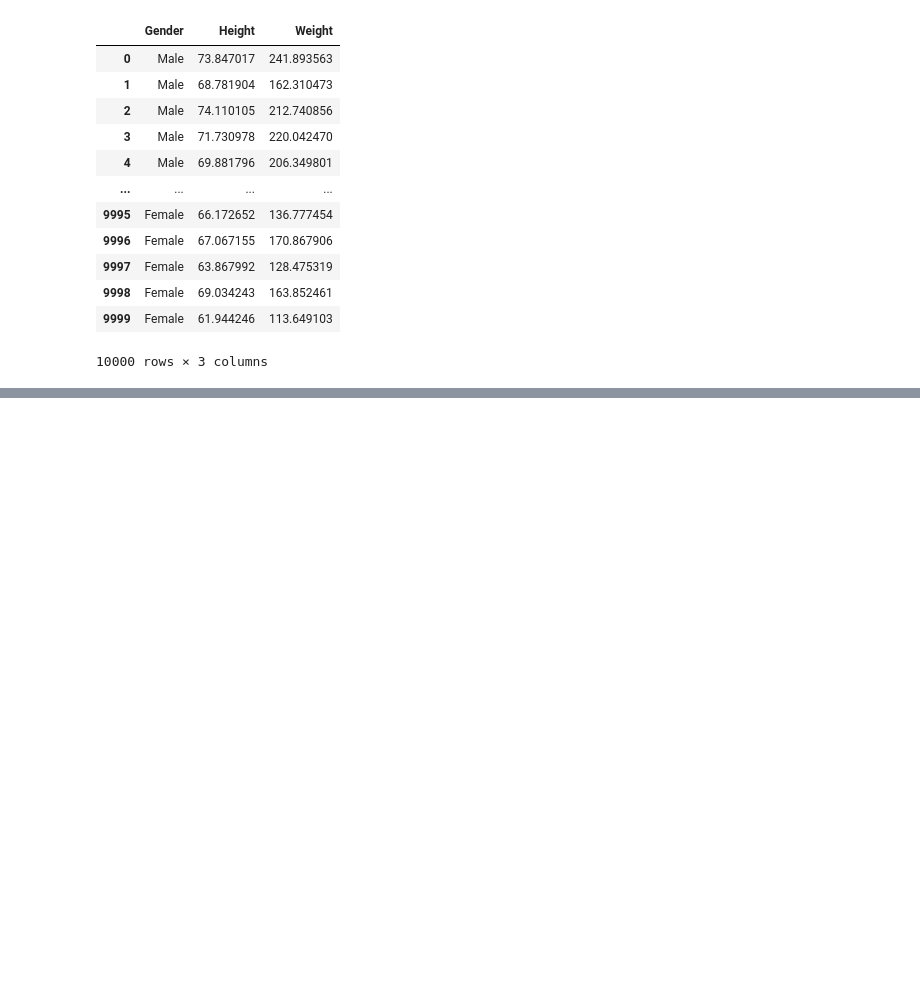
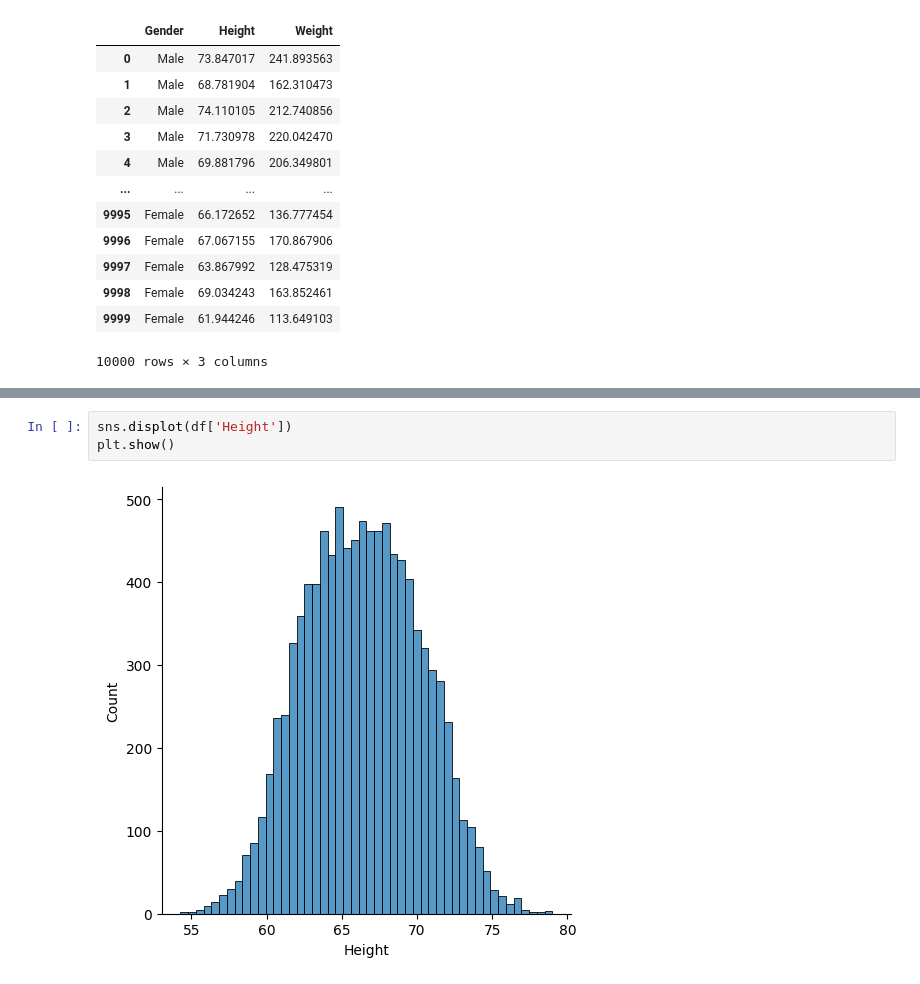
Before and after one commit to AntaraR12/height_weight-analysis, a Jupyter notebook: notebook.ipynb, the cells around one changed output, grey strips where cells are left out. Cells and saved outputs as stored; diff of their text form; blank space fills up the shorter version.

```diff
--- a/notebook.ipynb
+++ b/notebook.ipynb
@@ -29,0 +68,5 @@ df
+# %%
+sns.displot(df['Height'])
+plt.show()
+# %% [output]
+[figure, added]
```
Also changed, not shown: parts of 25 cells of this notebook.
